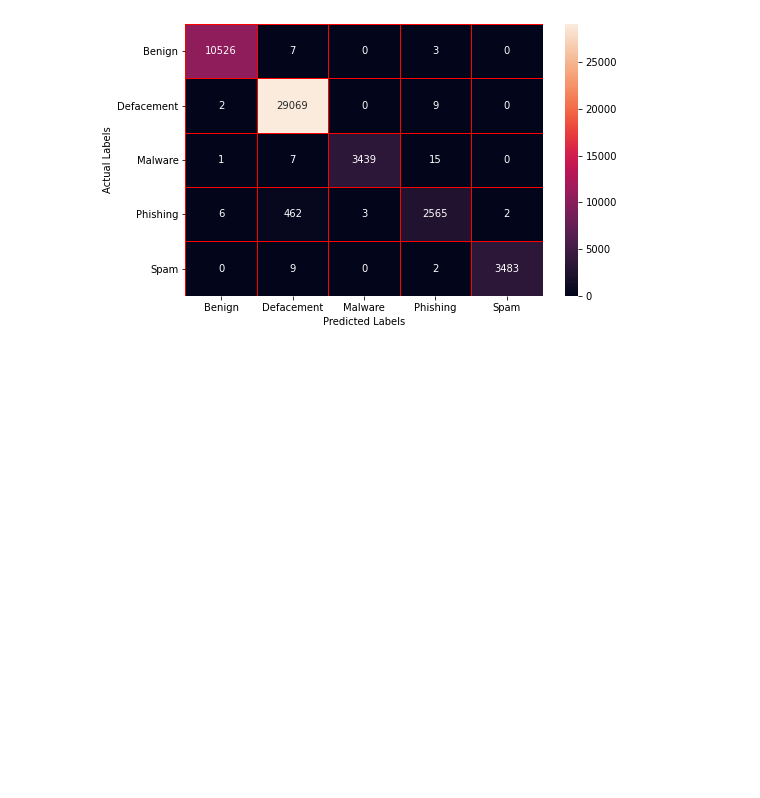
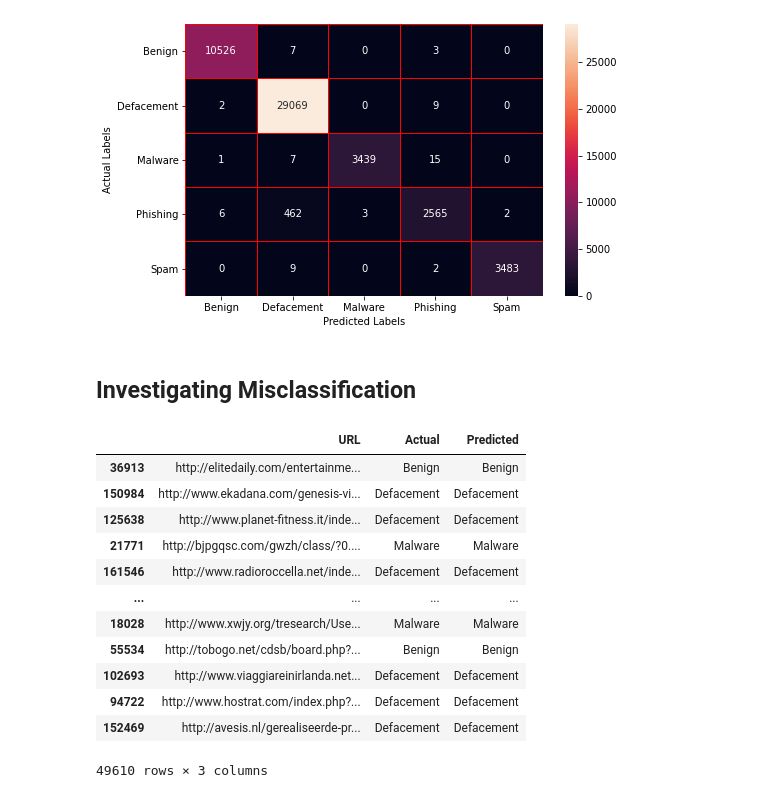
Before and after one commit to isados/haktrak-ids, a Jupyter notebook: mlMaliciousURLs.ipynb, the cells around one changed output. Drawn from its saved outputs; the diff is of its cells as text; code cells hidden in the pictures; blank space fills up the shorter version.

```diff
--- a/mlMaliciousURLs.ipynb
+++ b/mlMaliciousURLs.ipynb
@@ -92,3 +105,24 @@ utils.get_scores_plots_stats(y_test, y_predict, multiclass_avg=None, class_label
    macro avg       0.99      0.97      0.98     49610
 weighted avg       0.99      0.99      0.99     49610
 [figure]
+# %% [markdown]
+## Investigating Misclassification
+# %%
+pred_test_df = pd.DataFrame(X_test)
+pred_test_df[['Actual']] = y_test
+pred_test_df[['Predicted']] = y_predict
+pred_test_df
+# %% [output]
+|  | URL | Actual | Predicted |
+| 36913 | http://elitedaily.com/entertainme... | Benign | Benign |
+| 150984 | http://www.ekadana.com/genesis-vi... | Defacement | Defacement |
+| 125638 | http://www.planet-fitness.it/inde... | Defacement | Defacement |
+| 21771 | http://bjpgqsc.com/gwzh/class/?0.... | Malware | Malware |
+| 161546 | http://www.radioroccella.net/inde... | Defacement | Defacement |
+| ... | ... | ... | ... |
+| 18028 | http://www.xwjy.org/tresearch/Use... | Malware | Malware |
+| 55534 | http://tobogo.net/cdsb/board.php?... | Benign | Benign |
+| 102693 | http://www.viaggiareinirlanda.net... | Defacement | Defacement |
+| 94722 | http://www.hostrat.com/index.php?... | Defacement | Defacement |
+| 152469 | http://avesis.nl/gerealiseerde-pr... | Defacement | Defacement |
+49610 rows × 3 columns
```
Also changed, not shown: parts of 10 cells of this notebook.
